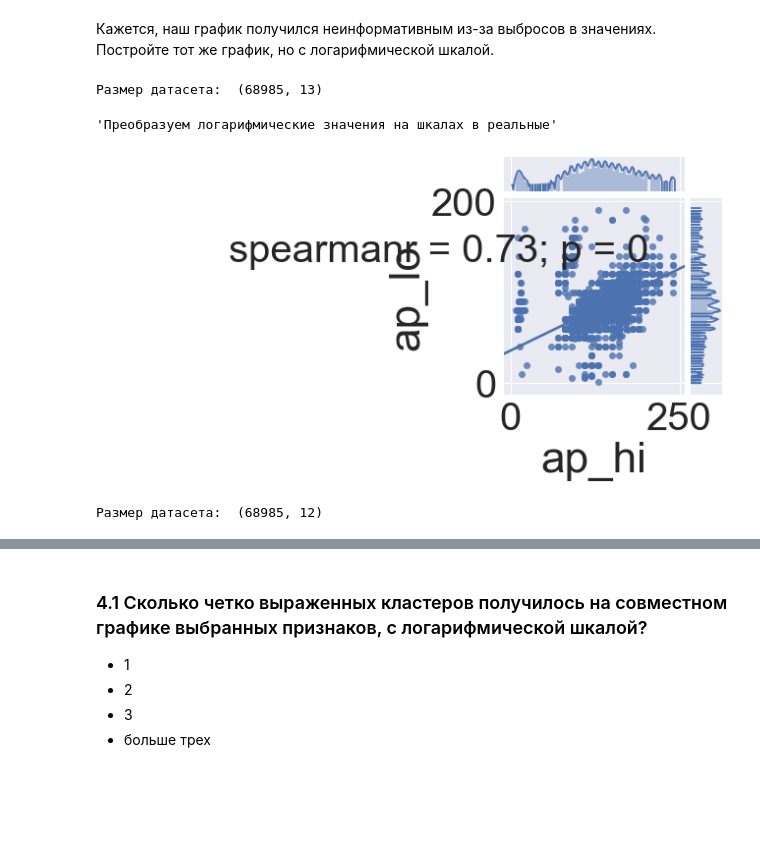
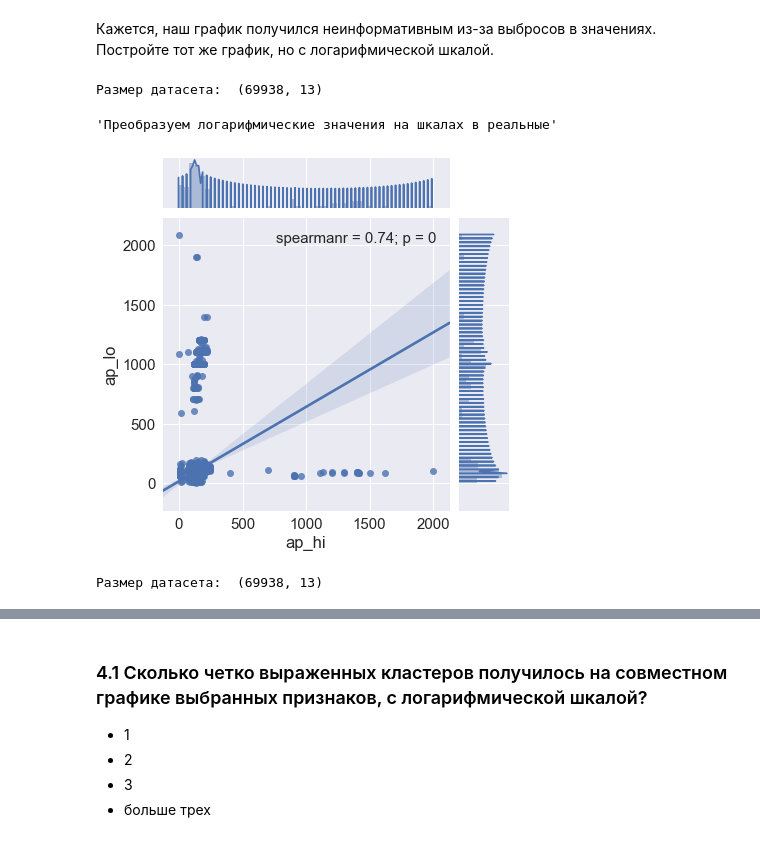
Before and after one commit to eakinshin/mlcourse_open, a Jupyter notebook: jupyter_notebooks/topic02_visual_analysis/hw2_session2_visual_analysis_basics.ipynb, the cells around one changed output, grey strips where cells are left out. Cells and saved outputs as stored; diff of their text form; code cells hidden in the pictures; blank space fills up the shorter version.

```diff
--- a/jupyter_notebooks/topic02_visual_analysis/hw2_session2_visual_analysis_basics.ipynb
+++ b/jupyter_notebooks/topic02_visual_analysis/hw2_session2_visual_analysis_basics.ipynb
@@ -236,26 +237,26 @@ sns.heatmap(corr_matrix);
 # %%
 # Ваш код здесь
 from scipy.stats import spearmanr
 
-train_del = train[(train['ap_hi'] != 0) & (train['ap_lo'] != 0) & (train['ap_lo'] < 300) & (train['ap_hi'] < 300) & (train['ap_lo'] > 0) & (train['ap_hi'] > 0)]
+train_del = train[(train['ap_hi'] != 0) & (train['ap_lo'] != 0) & (train['ap_lo'] < 3000) & (train['ap_hi'] < 3000) & (train['ap_lo'] > 0) & (train['ap_hi'] > 0)]
 print('Размер датасета: ', train_del.shape)
 
 
 g = sns.jointplot(x='ap_hi', y='ap_lo',
               data=train_del, kind='reg', stat_func=spearmanr, marginal_kws={'hist_kws': {'log': True}});
 
 
 """Сетка"""
 #g.ax_joint.grid(True)
 
 """Преобразуем логарифмические значения на шкалах в реальные"""
 #g.ax_joint.yaxis.set_major_formatter(matplotlib.ticker.FuncFormatter(lambda x, pos: str(round(int(np.exp(x))))))
 #g.ax_joint.xaxis.set_major_formatter(matplotlib.ticker.FuncFormatter(lambda x, pos: str(round(int(np.exp(x))))))
 # %% [output]
-Размер датасета:  (68985, 13)
+Размер датасета:  (69938, 13)
 'Преобразуем логарифмические значения на шкалах в реальные'
-[figure, old version]
+[figure, new version]
 # %%
 print('Размер датасета: ', train_del.shape)
 # %% [output]
-Размер датасета:  (68985, 12)
+Размер датасета:  (69938, 13)
```
Also changed, not shown: parts of 6 cells of this notebook, 2 other files.
